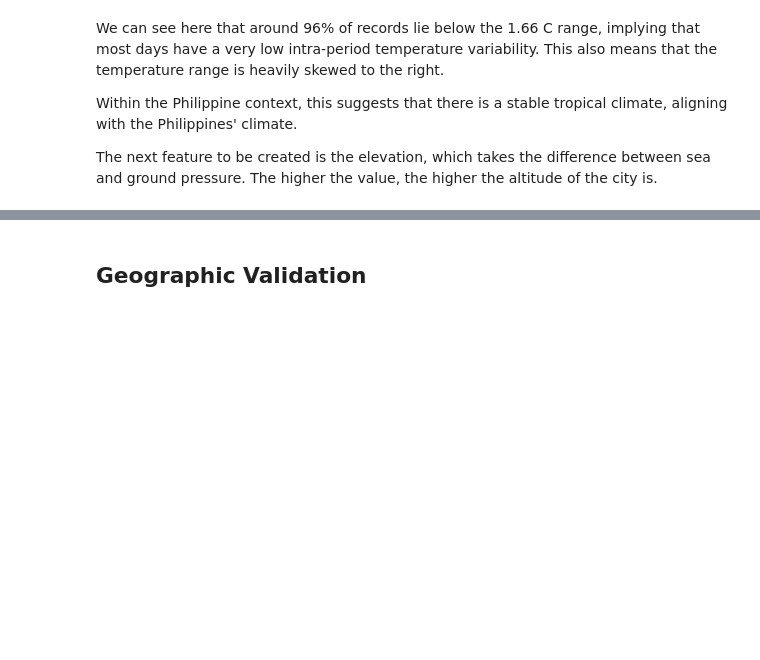
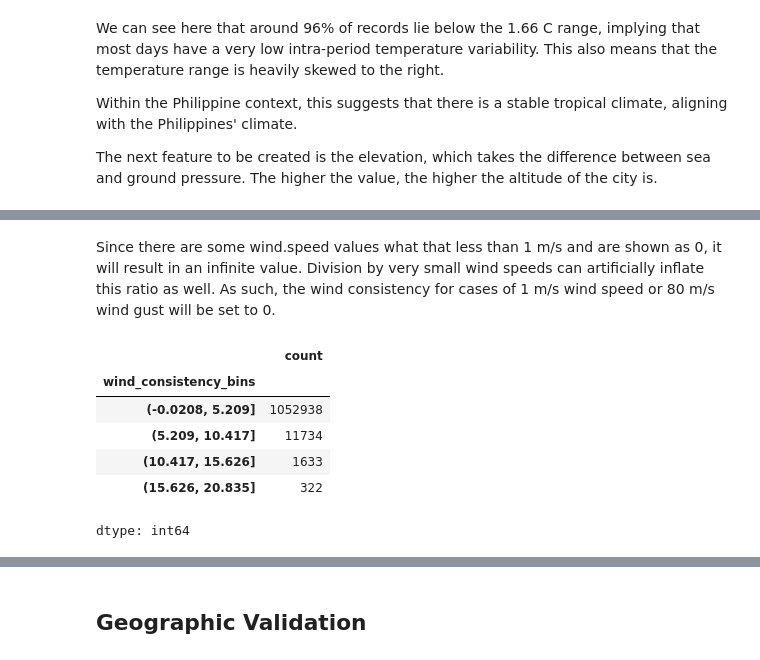
Before and after one commit to Lanzero225/Python-Notebooks, a Jupyter notebook: Philippine Weather/weather.ipynb, the cells around one changed output, grey strips where cells are left out. Drawn from its saved outputs; the diff is of its cells as text; code cells hidden in the pictures; blank space fills up the shorter version.

```diff
--- a/Philippine Weather/weather.ipynb
+++ b/Philippine Weather/weather.ipynb
@@ -575,0 +503,15 @@ Atmospheric pressure decreases with elevation. Therefore, the larger the sea-lev
+# %% [markdown]
+Since there are some wind.speed values what that less than 1 m/s and are shown as 0, it will result in an infinite value. Division by very small wind speeds can artificially inflate this ratio as well. As such, the wind consistency for cases of 1 m/s wind speed or 80 m/s wind gust will be set to 0.
+# %%
+weather_dataframe.loc[((weather_dataframe['wind.gust'] > 80) | (weather_dataframe['wind.speed'] < 1)), 'wind_consistency'] = 0
+
+weather_dataframe['wind_consistency_bins'] = pd.cut(weather_dataframe['wind_consistency'], bins=4)
+weather_dataframe['wind_consistency_bins'].value_counts()
+# %% [output]
+|  | count |
+| wind_consistency_bins |  |
+| (-0.0208, 5.209] | 1052938 |
+| (5.209, 10.417] | 11734 |
+| (10.417, 15.626] | 1633 |
+| (15.626, 20.835] | 322 |
+dtype: int64
```
Also changed, not shown: parts of 17 cells of this notebook.
